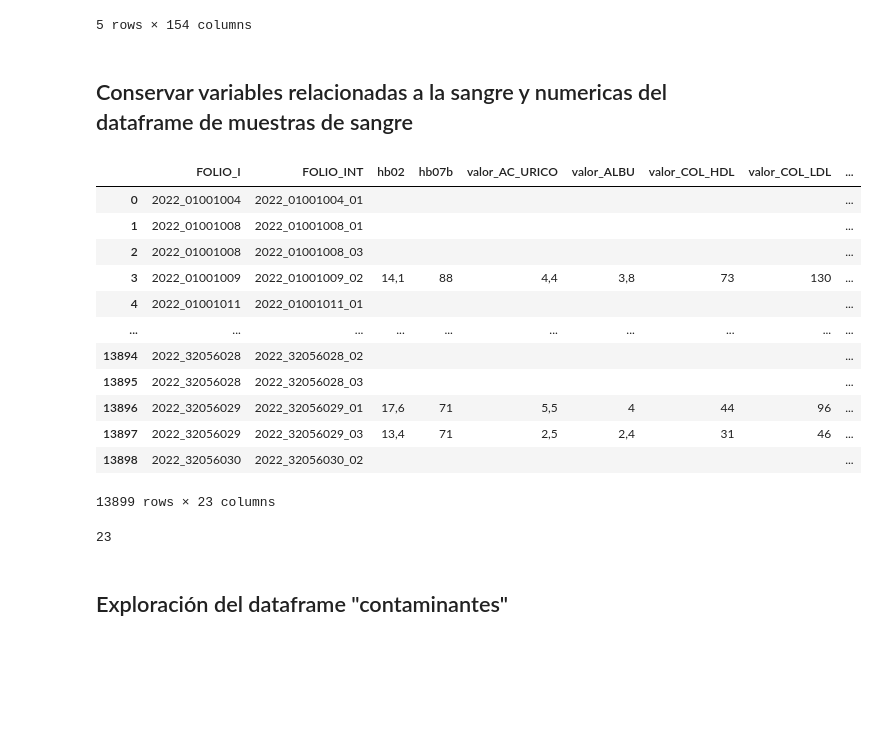
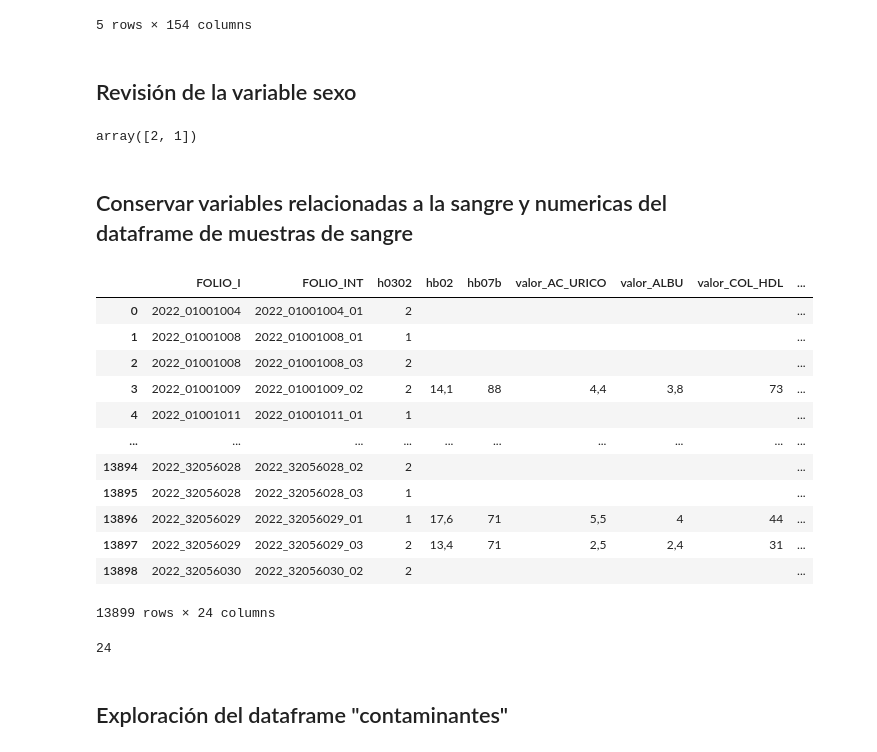
Before and after one commit to JuanPabloDP/Environmental-pollution-and-health-GBN, a Jupyter notebook: scripts/Limpieza1.ipynb, the cells around one changed output. Cells and saved outputs as stored; diff of their text form; code cells hidden in the pictures; blank space fills up the shorter version.

Commit message:
commit - adding sex variable

```diff
--- a/scripts/Limpieza1.ipynb
+++ b/scripts/Limpieza1.ipynb
@@ -35,31 +35,37 @@ socioDemo.head()
 | 3 | 2022_01001002 | 2022_01001002_02 | 2 | MQ417 | 1 | 01 AGUASCALIENTES | 1 | 001 AGUASCALIENTES | 2 | 60 | ... |
 | 4 | 2022_01001003 | 2022_01001003_01 | 1 | MQ425 | 1 | 01 AGUASCALIENTES | 1 | 001 AGUASCALIENTES | 2 | 64 | ... |
 5 rows × 154 columns
+# %% [markdown]
+## Revisión de la variable sexo
+# %%
+muestraSangre["h0302"].unique()
+# %% [output]
+array([2, 1])
 # %% [markdown]
 ## Conservar variables relacionadas a la sangre y numericas del dataframe de muestras de sangre
 # %%
-strVarsSangre="FOLIO_I FOLIO_INT hb02 hb07b valor_AC_URICO valor_ALBU valor_COL_HDL valor_COL_LDL valor_COLEST valor_CREAT valor_GLU_SUERO valor_INSULINA valor_PCR valor_TRIG valor_EAG valor_HB1AC valor_FERRITINA valor_FOL valor_HCST valor_PROTCREAC valor_STFR_FEB23 valor_VIT_B12 valor_VIT_D"
+strVarsSangre="FOLIO_I FOLIO_INT h0302 hb02 hb07b valor_AC_URICO valor_ALBU valor_COL_HDL valor_COL_LDL valor_COLEST valor_CREAT valor_GLU_SUERO valor_INSULINA valor_PCR valor_TRIG valor_EAG valor_HB1AC valor_FERRITINA valor_FOL valor_HCST valor_PROTCREAC valor_STFR_FEB23 valor_VIT_B12 valor_VIT_D"
 varsSangre=strVarsSangre.split()
 muestraSangre=muestraSangre[varsSangre]
 muestraSangre
 # %% [output]
-|  | FOLIO_I | FOLIO_INT | hb02 | hb07b | valor_AC_URICO | valor_ALBU | valor_COL_HDL | valor_COL_LDL | ... |
-| 0 | 2022_01001004 | 2022_01001004_01 |  |  |  |  |  |  | ... |
-| 1 | 2022_01001008 | 2022_01001008_01 |  |  |  |  |  |  | ... |
-| 2 | 2022_01001008 | 2022_01001008_03 |  |  |  |  |  |  | ... |
-| 3 | 2022_01001009 | 2022_01001009_02 | 14,1 | 88 | 4,4 | 3,8 | 73 | 130 | ... |
-| 4 | 2022_01001011 | 2022_01001011_01 |  |  |  |  |  |  | ... |
+|  | FOLIO_I | FOLIO_INT | h0302 | hb02 | hb07b | valor_AC_URICO | valor_ALBU | valor_COL_HDL | ... |
+| 0 | 2022_01001004 | 2022_01001004_01 | 2 |  |  |  |  |  | ... |
+| 1 | 2022_01001008 | 2022_01001008_01 | 1 |  |  |  |  |  | ... |
+| 2 | 2022_01001008 | 2022_01001008_03 | 2 |  |  |  |  |  | ... |
+| 3 | 2022_01001009 | 2022_01001009_02 | 2 | 14,1 | 88 | 4,4 | 3,8 | 73 | ... |
+| 4 | 2022_01001011 | 2022_01001011_01 | 1 |  |  |  |  |  | ... |
 | ... | ... | ... | ... | ... | ... | ... | ... | ... | ... |
-| 13894 | 2022_32056028 | 2022_32056028_02 |  |  |  |  |  |  | ... |
-| 13895 | 2022_32056028 | 2022_32056028_03 |  |  |  |  |  |  | ... |
-| 13896 | 2022_32056029 | 2022_32056029_01 | 17,6 | 71 | 5,5 | 4 | 44 | 96 | ... |
-| 13897 | 2022_32056029 | 2022_32056029_03 | 13,4 | 71 | 2,5 | 2,4 | 31 | 46 | ... |
-| 13898 | 2022_32056030 | 2022_32056030_02 |  |  |  |  |  |  | ... |
+| 13894 | 2022_32056028 | 2022_32056028_02 | 2 |  |  |  |  |  | ... |
+| 13895 | 2022_32056028 | 2022_32056028_03 | 1 |  |  |  |  |  | ... |
+| 13896 | 2022_32056029 | 2022_32056029_01 | 1 | 17,6 | 71 | 5,5 | 4 | 44 | ... |
+| 13897 | 2022_32056029 | 2022_32056029_03 | 2 | 13,4 | 71 | 2,5 | 2,4 | 31 | ... |
+| 13898 | 2022_32056030 | 2022_32056030_02 | 2 |  |  |  |  |  | ... |
-13899 rows × 23 columns
+13899 rows × 24 columns
 # %%
 len(varsSangre)
 # %% [output]
-23
+24
 # %% [markdown]
 ## Exploración del dataframe "contaminantes"
 # %% [markdown]
```
Also changed, not shown: parts of 24 cells of this notebook, 2 other files.
